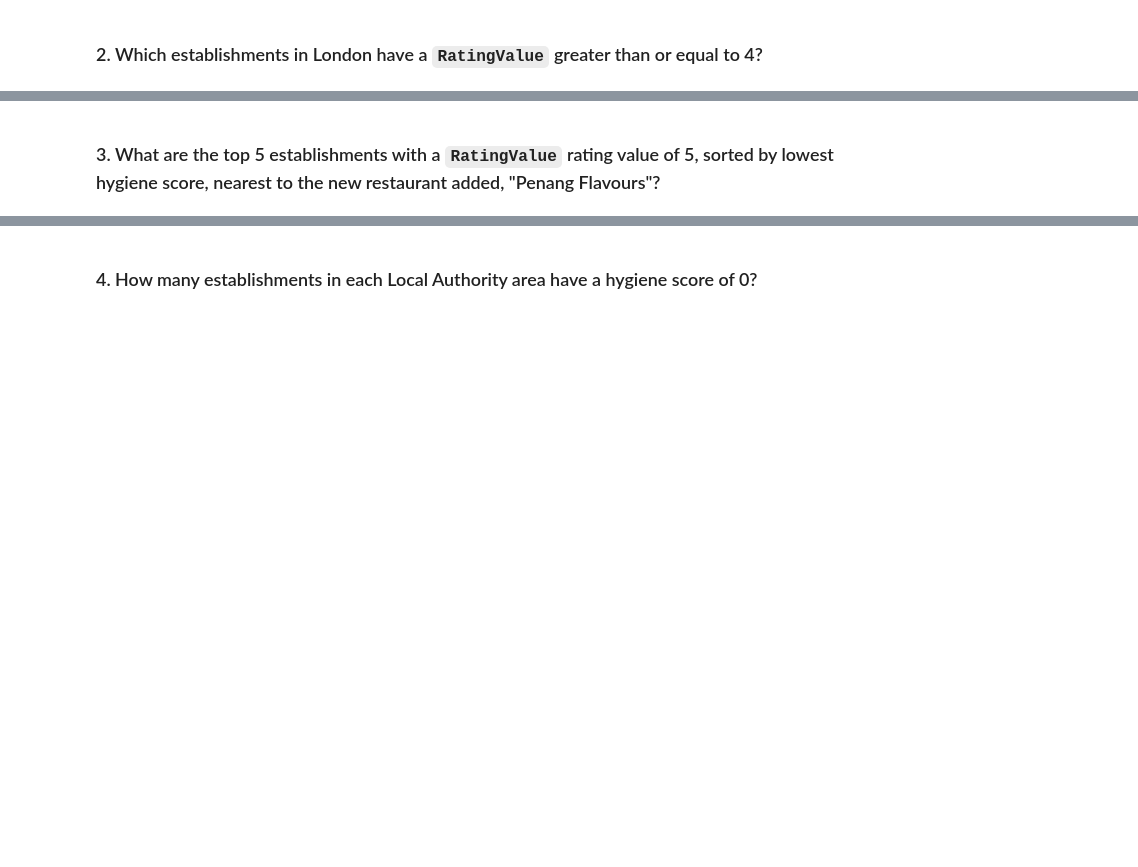
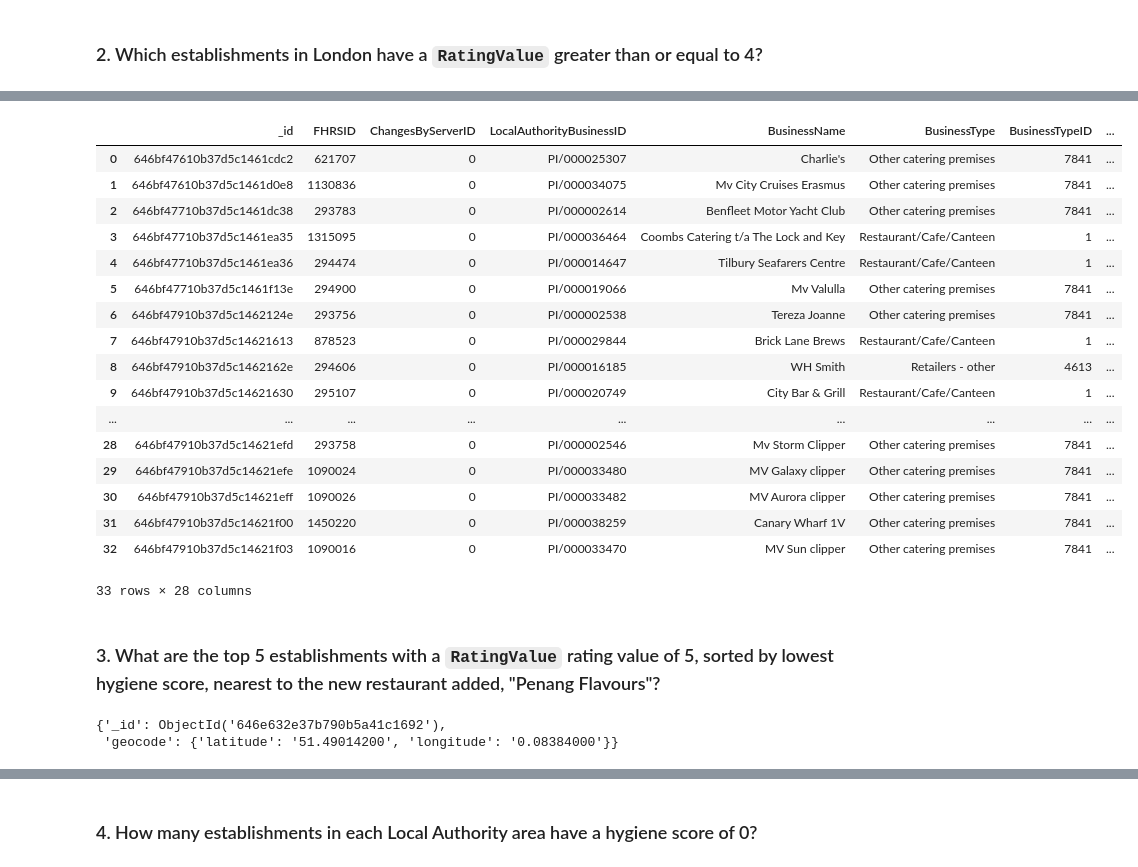
Before and after one commit to WillMcDonald25/nosql_workbook, a Jupyter notebook: NoSQL_analysis_starter.ipynb, the cells around one changed output, grey strips where cells are left out. Drawn from its saved outputs; the diff is of its cells as text; code cells hidden in the pictures; blank space fills up the shorter version.

```diff
--- a/NoSQL_analysis_starter.ipynb
+++ b/NoSQL_analysis_starter.ipynb
@@ -42,8 +141,9 @@ query =
 ### 2. Which establishments in London have a `RatingValue` greater than or equal to 4?
 # %%
 # Find the establishments with London as the Local Authority and has a RatingValue greater than or equal to 4.
-query =
+query_london = {'LocalAuthorityName': {'$regex': 'London'},
+         'RatingValue': {'$gte': 4}}
 
 # Use count_documents to display the number of documents in the result
-
+establishments.count_documents(query_london)
 # Display the first document in the results using pprint
@@ -50,11 +173,39 @@ query =
 # %%
 # Convert the result to a Pandas DataFrame
-
+pd.DataFrame(establishments.find(query_london))
 # Display the number of rows in the DataFrame
 
 # Display the first 10 rows of the DataFrame
+# %% [output]
+|  | _id | FHRSID | ChangesByServerID | LocalAuthorityBusinessID | BusinessName | BusinessType | BusinessTypeID | ... |
+| 0 | 646bf47610b37d5c1461cdc2 | 621707 | 0 | PI/000025307 | Charlie's | Other catering premises | 7841 | ... |
+| 1 | 646bf47610b37d5c1461d0e8 | 1130836 | 0 | PI/000034075 | Mv City Cruises Erasmus | Other catering premises | 7841 | ... |
+| 2 | 646bf47710b37d5c1461dc38 | 293783 | 0 | PI/000002614 | Benfleet Motor Yacht Club | Other catering premises | 7841 | ... |
+| 3 | 646bf47710b37d5c1461ea35 | 1315095 | 0 | PI/000036464 | Coombs Catering t/a The Lock and Key | Restaurant/Cafe/Canteen | 1 | ... |
+| 4 | 646bf47710b37d5c1461ea36 | 294474 | 0 | PI/000014647 | Tilbury Seafarers Centre | Restaurant/Cafe/Canteen | 1 | ... |
+| 5 | 646bf47710b37d5c1461f13e | 294900 | 0 | PI/000019066 | Mv Valulla | Other catering premises | 7841 | ... |
+| 6 | 646bf47910b37d5c1462124e | 293756 | 0 | PI/000002538 | Tereza Joanne | Other catering premises | 7841 | ... |
+| 7 | 646bf47910b37d5c14621613 | 878523 | 0 | PI/000029844 | Brick Lane Brews | Restaurant/Cafe/Canteen | 1 | ... |
+| 8 | 646bf47910b37d5c1462162e | 294606 | 0 | PI/000016185 | WH Smith | Retailers - other | 4613 | ... |
+| 9 | 646bf47910b37d5c14621630 | 295107 | 0 | PI/000020749 | City Bar & Grill | Restaurant/Cafe/Canteen | 1 | ... |
+| ... | ... | ... | ... | ... | ... | ... | ... | ... |
+| 28 | 646bf47910b37d5c14621efd | 293758 | 0 | PI/000002546 | Mv Storm Clipper | Other catering premises | 7841 | ... |
+| 29 | 646bf47910b37d5c14621efe | 1090024 | 0 | PI/000033480 | MV Galaxy clipper | Other catering premises | 7841 | ... |
+| 30 | 646bf47910b37d5c14621eff | 1090026 | 0 | PI/000033482 | MV Aurora clipper | Other catering premises | 7841 | ... |
+| 31 | 646bf47910b37d5c14621f00 | 1450220 | 0 | PI/000038259 | Canary Wharf 1V | Other catering premises | 7841 | ... |
+| 32 | 646bf47910b37d5c14621f03 | 1090016 | 0 | PI/000033470 | MV Sun clipper | Other catering premises | 7841 | ... |
+33 rows × 28 columns
 # %% [markdown]
 ### 3. What are the top 5 establishments with a `RatingValue` rating value of 5, sorted by lowest hygiene score, nearest to the new restaurant added, "Penang Flavours"?
+# %%
+query = {'BusinessName': 'Penang Flavours'}
+fields = ['geocode.latitude', 'geocode.longitude']
+
+penang = (establishments.find_one(query, fields))
+pprint(penang)
+# %% [output]
+{'_id': ObjectId('646e632e37b790b5a41c1692'),
+ 'geocode': {'latitude': '51.49014200', 'longitude': '0.08384000'}}
 # %%
 # Search within 0.01 degree on either side of the latitude and longitude.
 # Rating value must equal 5
```
Also changed, not shown: parts of 17 cells of this notebook, 2 other files.
